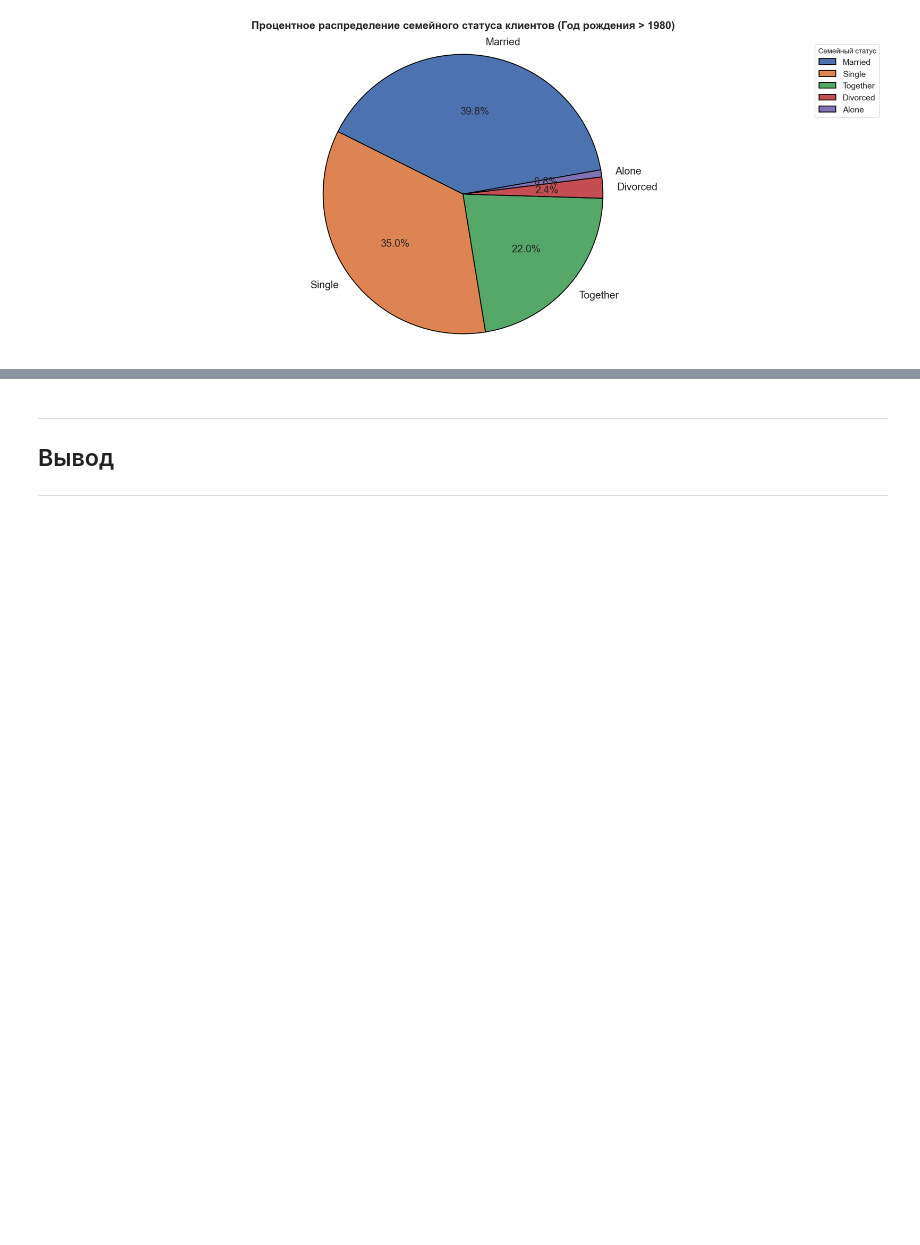
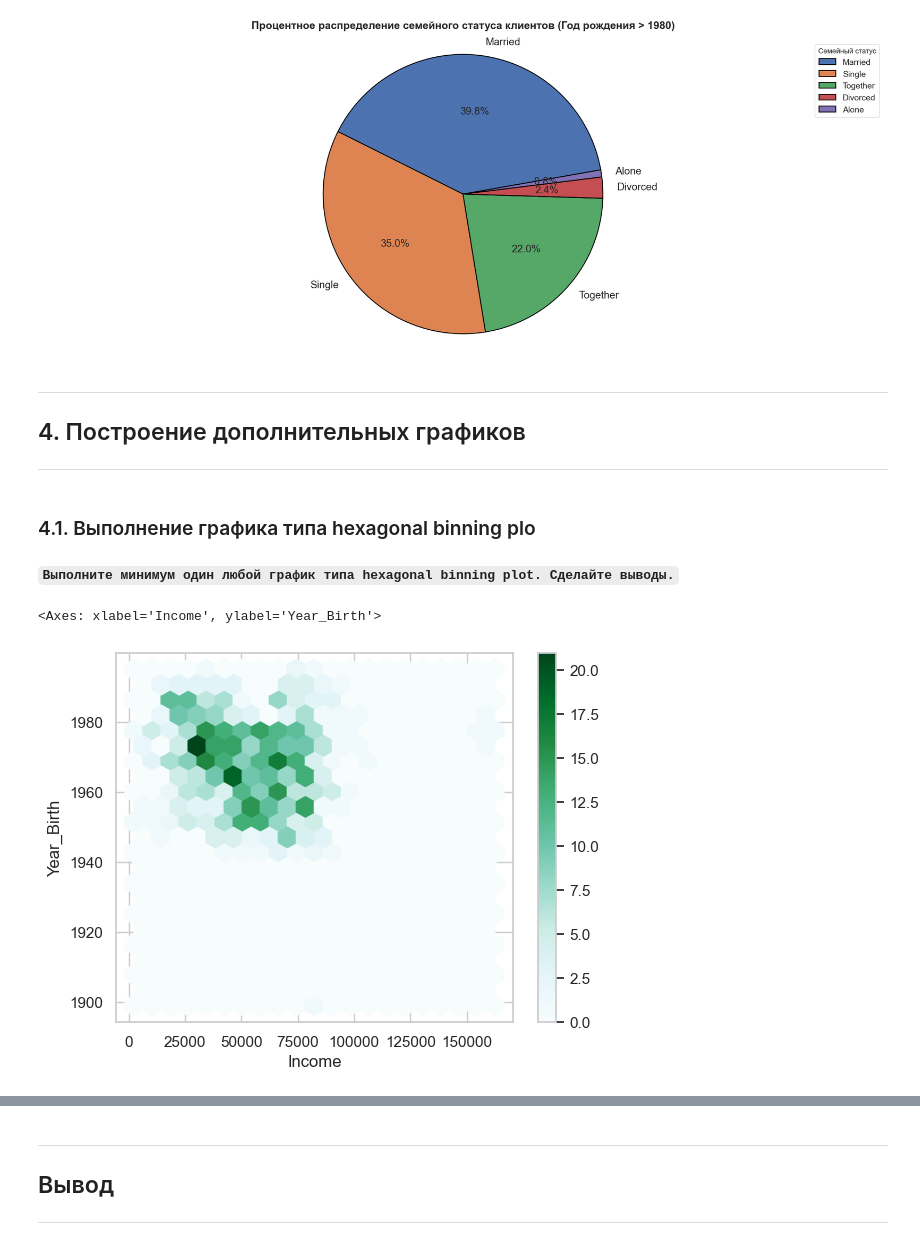
Before and after one commit to NotChelovec/Introduction_to_Data_Analysis, a Jupyter notebook: Lab2/lab2_RyabovDS.ipynb, the cells around one changed output, grey strips where cells are left out. Cells and saved outputs as stored; diff of their text form; code cells hidden in the pictures; blank space fills up the shorter version.

```diff
--- a/Lab2/lab2_RyabovDS.ipynb
+++ b/Lab2/lab2_RyabovDS.ipynb
@@ -246,3 +320,16 @@ plt.tight_layout()
 plt.show()
 # %% [output]
 [figure]
+# %% [markdown]
+---
+## 4. Построение дополнительных графиков
+---
+# %% [markdown]
+### 4.1. Выполнение графика типа hexagonal binning plo
+# %% [markdown]
+**`Выполните минимум один любой график типа hexagonal binning plot. Сделайте выводы.`**
+# %%
+df.plot(x='Income', y='Year_Birth', kind='hexbin', gridsize=20, sharex=False, grid=True)
+# %% [output]
+<Axes: xlabel='Income', ylabel='Year_Birth'>
+[figure, added]
```
Also changed, not shown: parts of 35 cells of this notebook.
